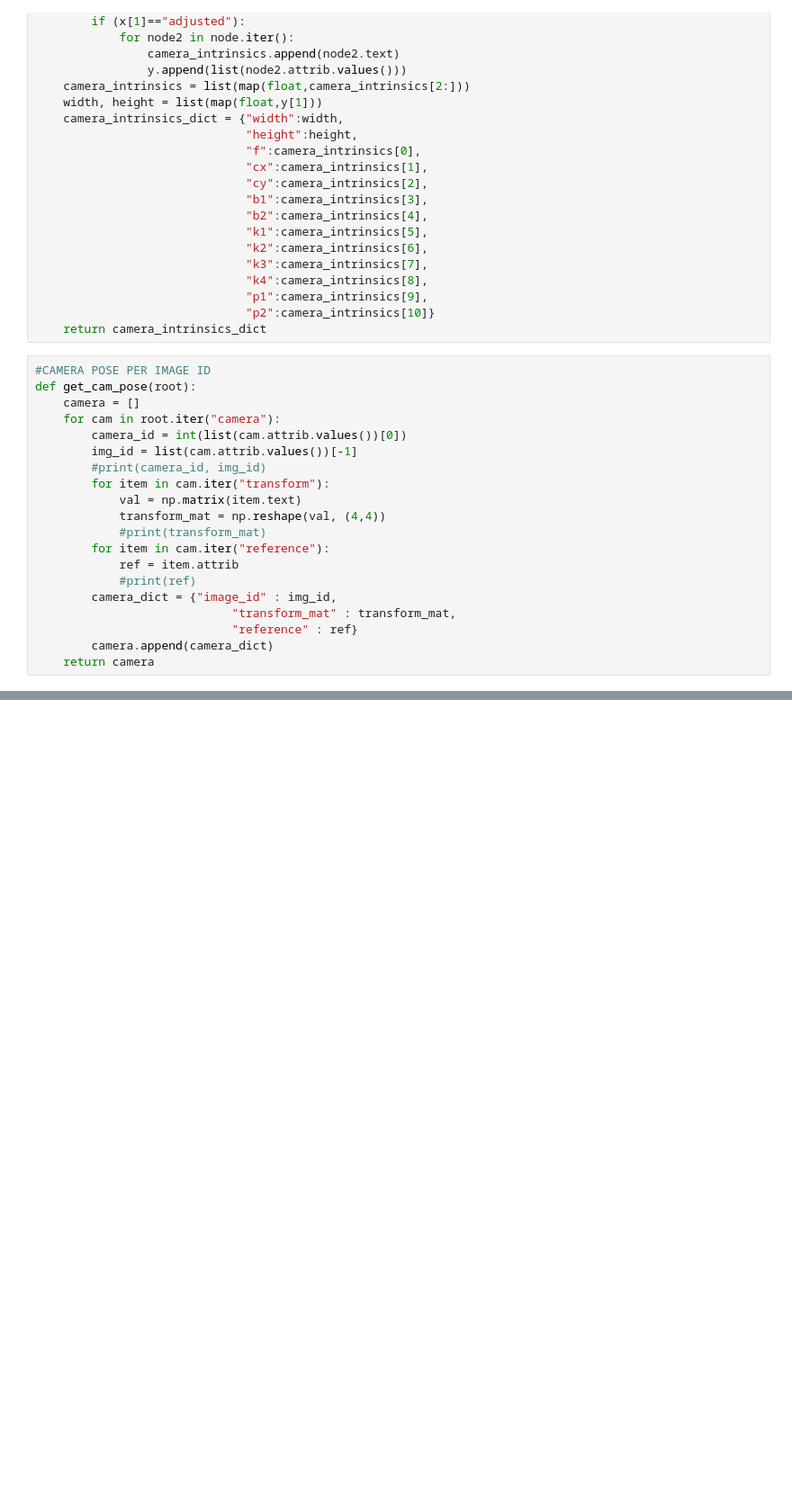
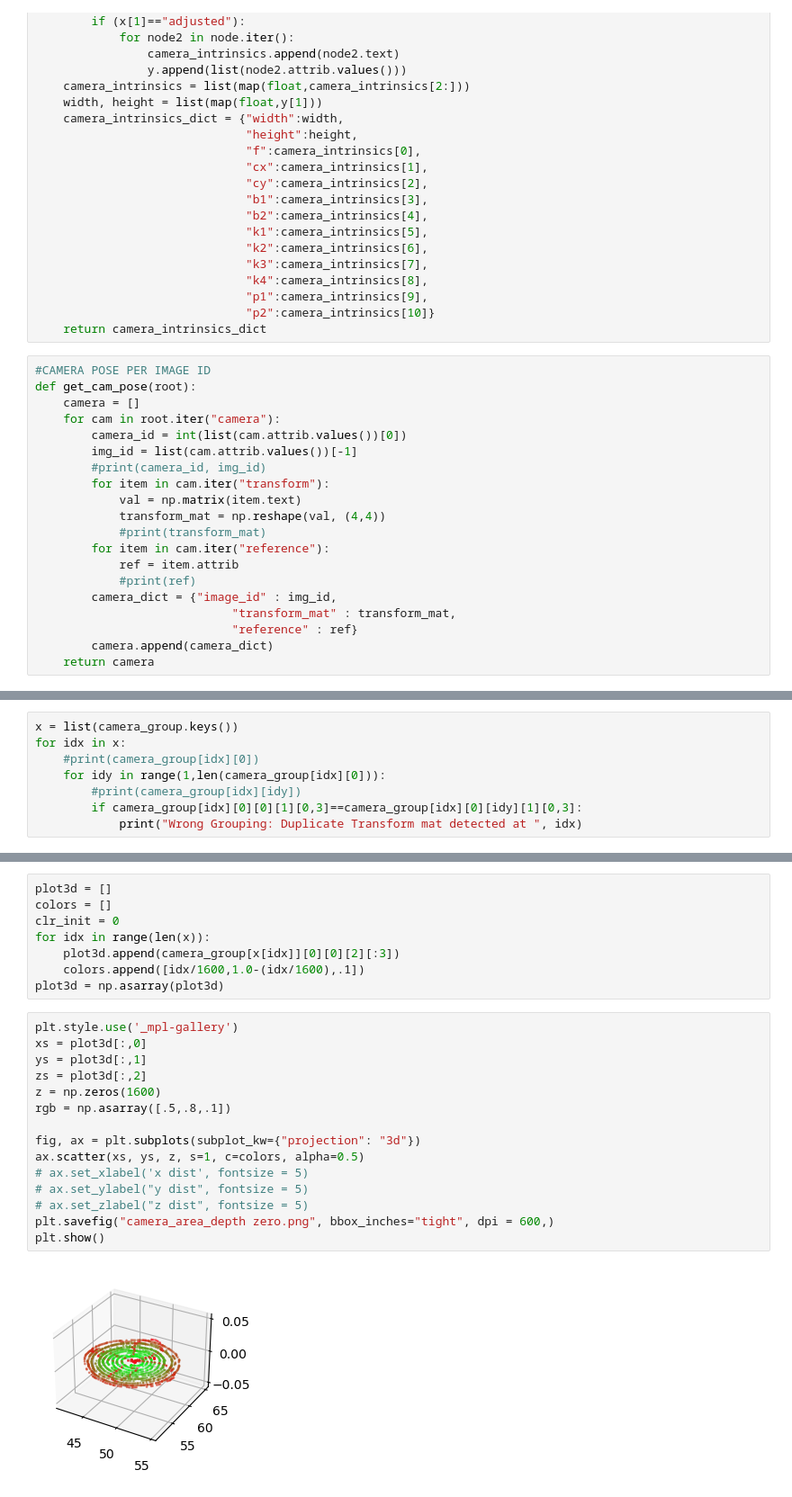
Before and after one commit to ashiqulalamkhan/long_term_underwater_vision, a Jupyter notebook: dataset/camera_pose.ipynb, the cells around one changed output, grey strips where cells are left out. Shown: that part at 90% size. Cells and saved outputs as stored; diff of their text form; blank space fills up the shorter version.

Commit message:
init

```diff
--- a/dataset/camera_pose.ipynb
+++ b/dataset/camera_pose.ipynb
@@ -87,0 +148,8 @@ camera_pose[0]
+# %%
+x = list(camera_group.keys())
+for idx in x:
+    #print(camera_group[idx][0])
+    for idy in range(1,len(camera_group[idx][0])):
+        #print(camera_group[idx][idy])
+        if camera_group[idx][0][0][1][0,3]==camera_group[idx][0][idy][1][0,3]:
+            print("Wrong Grouping: Duplicate Transform mat detected at ", idx)
@@ -87,0 +205,25 @@ camera_pose[0]
+# %%
+plot3d = []
+colors = []
+clr_init = 0
+for idx in range(len(x)):
+    plot3d.append(camera_group[x[idx]][0][0][2][:3])
+    colors.append([idx/1600,1.0-(idx/1600),.1])
+plot3d = np.asarray(plot3d)
+# %%
+plt.style.use('_mpl-gallery')
+xs = plot3d[:,0]
+ys = plot3d[:,1]
+zs = plot3d[:,2]
+z = np.zeros(1600)
+rgb = np.asarray([.5,.8,.1])
+
+fig, ax = plt.subplots(subplot_kw={"projection": "3d"})
+ax.scatter(xs, ys, z, s=1, c=colors, alpha=0.5)
+# ax.set_xlabel('x dist', fontsize = 5)
+# ax.set_ylabel("y dist", fontsize = 5)
+# ax.set_zlabel("z dist", fontsize = 5)
+plt.savefig("camera_area_depth zero.png", bbox_inches="tight", dpi = 600,)
+plt.show()
+# %% [output]
+[figure, added]
```
Also changed, not shown: parts of 11 cells of this notebook, 9 other files.
